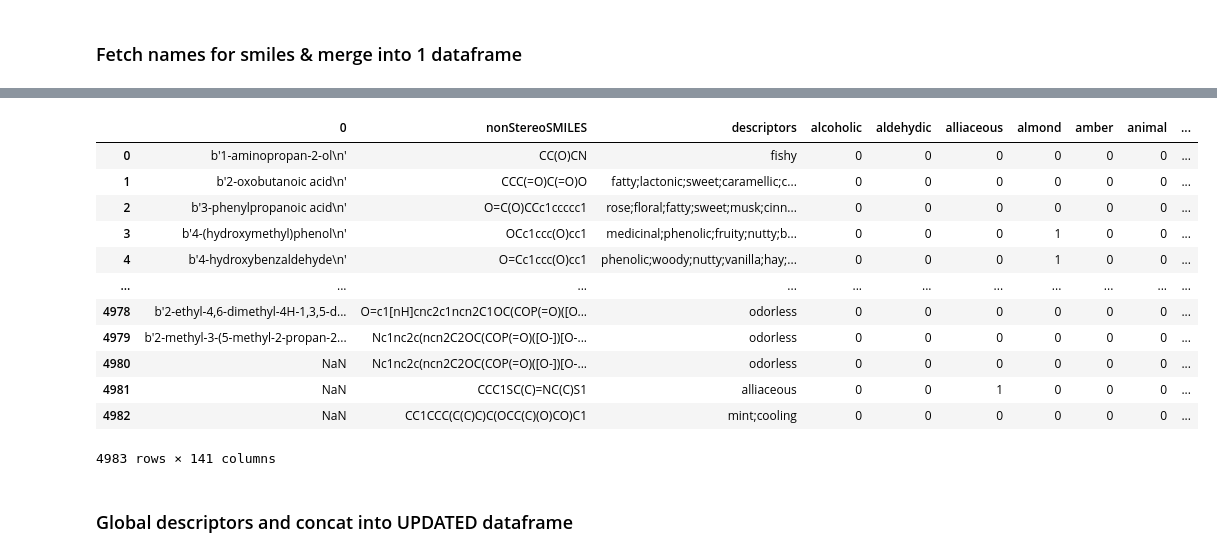
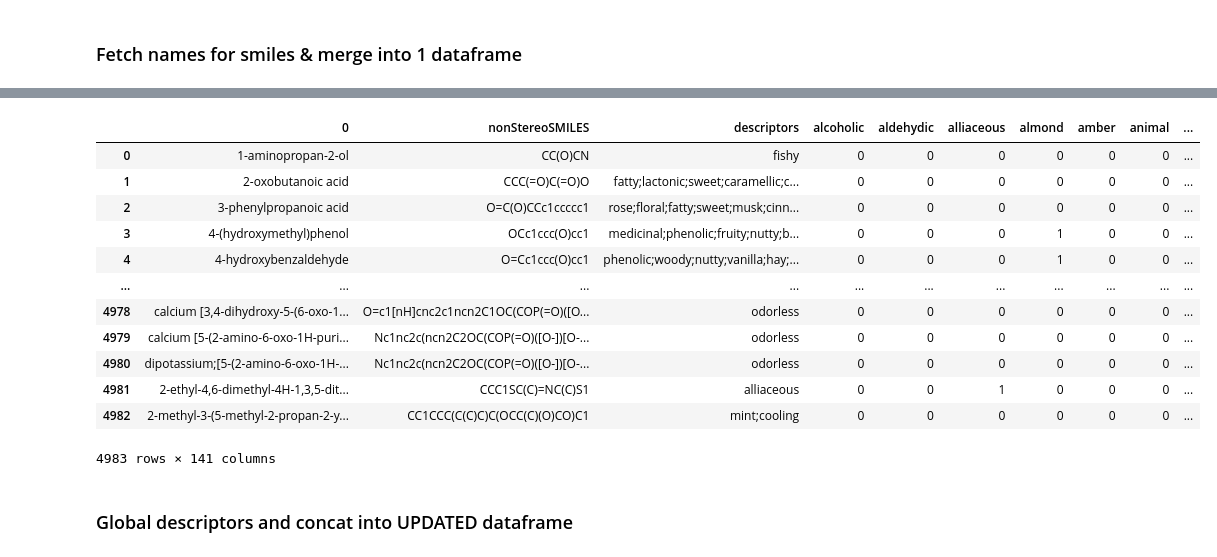
Before and after one commit to markzuckerburg600-glitch/Molecular-Smells-Project, a Jupyter notebook: dataset.ipynb, the cells around one changed output, grey strips where cells are left out. Cells and saved outputs as stored; diff of their text form; code cells hidden in the pictures.

```diff
--- a/dataset.ipynb
+++ b/dataset.ipynb
@@ -76,0 +76,4 @@ comb_df["nonStereoSMILES"] = comb_df["nonStereoSMILES"].map(lambda mol: clean_me
+# %%
+df.to_csv("no_stereochem.csv")
+df = pd.read_csv("no_stereochem.csv", index_col = 0)
+df.head(2)
@@ -117,20 +142,19 @@ KeyboardInterrupt:
 # %%
-mol_names = [name.content for name in names]
-comb_df = pd.concat([pd.DataFrame(mol_names), df], axis = 1)
+comb_df = pd.concat([pd.DataFrame(names), df], axis = 1)
 comb_df
 # %% [output]
 |  | 0 | nonStereoSMILES | descriptors | alcoholic | aldehydic | alliaceous | almond | amber | animal | ... |
-| 0 | b'1-aminopropan-2-ol\n' | CC(O)CN | fishy | 0 | 0 | 0 | 0 | 0 | 0 | ... |
-| 1 | b'2-oxobutanoic acid\n' | CCC(=O)C(=O)O | fatty;lactonic;sweet;caramellic;c... | 0 | 0 | 0 | 0 | 0 | 0 | ... |
-| 2 | b'3-phenylpropanoic acid\n' | O=C(O)CCc1ccccc1 | rose;floral;fatty;sweet;musk;cinn... | 0 | 0 | 0 | 0 | 0 | 0 | ... |
-| 3 | b'4-(hydroxymethyl)phenol\n' | OCc1ccc(O)cc1 | medicinal;phenolic;fruity;nutty;b... | 0 | 0 | 0 | 1 | 0 | 0 | ... |
-| 4 | b'4-hydroxybenzaldehyde\n' | O=Cc1ccc(O)cc1 | phenolic;woody;nutty;vanilla;hay;... | 0 | 0 | 0 | 1 | 0 | 0 | ... |
+| 0 | 1-aminopropan-2-ol | CC(O)CN | fishy | 0 | 0 | 0 | 0 | 0 | 0 | ... |
+| 1 | 2-oxobutanoic acid | CCC(=O)C(=O)O | fatty;lactonic;sweet;caramellic;c... | 0 | 0 | 0 | 0 | 0 | 0 | ... |
+| 2 | 3-phenylpropanoic acid | O=C(O)CCc1ccccc1 | rose;floral;fatty;sweet;musk;cinn... | 0 | 0 | 0 | 0 | 0 | 0 | ... |
+| 3 | 4-(hydroxymethyl)phenol | OCc1ccc(O)cc1 | medicinal;phenolic;fruity;nutty;b... | 0 | 0 | 0 | 1 | 0 | 0 | ... |
+| 4 | 4-hydroxybenzaldehyde | O=Cc1ccc(O)cc1 | phenolic;woody;nutty;vanilla;hay;... | 0 | 0 | 0 | 1 | 0 | 0 | ... |
 | ... | ... | ... | ... | ... | ... | ... | ... | ... | ... | ... |
-| 4978 | b'2-ethyl-4,6-dimethyl-4H-1,3,5-d... | O=c1[nH]cnc2c1ncn2C1OC(COP(=O)([O... | odorless | 0 | 0 | 0 | 0 | 0 | 0 | ... |
-| 4979 | b'2-methyl-3-(5-methyl-2-propan-2... | Nc1nc2c(ncn2C2OC(COP(=O)([O-])[O-... | odorless | 0 | 0 | 0 | 0 | 0 | 0 | ... |
-| 4980 | NaN | Nc1nc2c(ncn2C2OC(COP(=O)([O-])[O-... | odorless | 0 | 0 | 0 | 0 | 0 | 0 | ... |
-| 4981 | NaN | CCC1SC(C)=NC(C)S1 | alliaceous | 0 | 0 | 1 | 0 | 0 | 0 | ... |
-| 4982 | NaN | CC1CCC(C(C)C)C(OCC(C)(O)CO)C1 | mint;cooling | 0 | 0 | 0 | 0 | 0 | 0 | ... |
+| 4978 | calcium [3,4-dihydroxy-5-(6-oxo-1... | O=c1[nH]cnc2c1ncn2C1OC(COP(=O)([O... | odorless | 0 | 0 | 0 | 0 | 0 | 0 | ... |
+| 4979 | calcium [5-(2-amino-6-oxo-1H-puri... | Nc1nc2c(ncn2C2OC(COP(=O)([O-])[O-... | odorless | 0 | 0 | 0 | 0 | 0 | 0 | ... |
+| 4980 | dipotassium;[5-(2-amino-6-oxo-1H-... | Nc1nc2c(ncn2C2OC(COP(=O)([O-])[O-... | odorless | 0 | 0 | 0 | 0 | 0 | 0 | ... |
+| 4981 | 2-ethyl-4,6-dimethyl-4H-1,3,5-dit... | CCC1SC(C)=NC(C)S1 | alliaceous | 0 | 0 | 1 | 0 | 0 | 0 | ... |
+| 4982 | 2-methyl-3-(5-methyl-2-propan-2-y... | CC1CCC(C(C)C)C(OCC(C)(O)CO)C1 | mint;cooling | 0 | 0 | 0 | 0 | 0 | 0 | ... |
 4983 rows × 141 columns
 # %%
 file_name = Path("cleaned_dataframe.csv")
```
Also changed, not shown: parts of 6 cells of this notebook.
